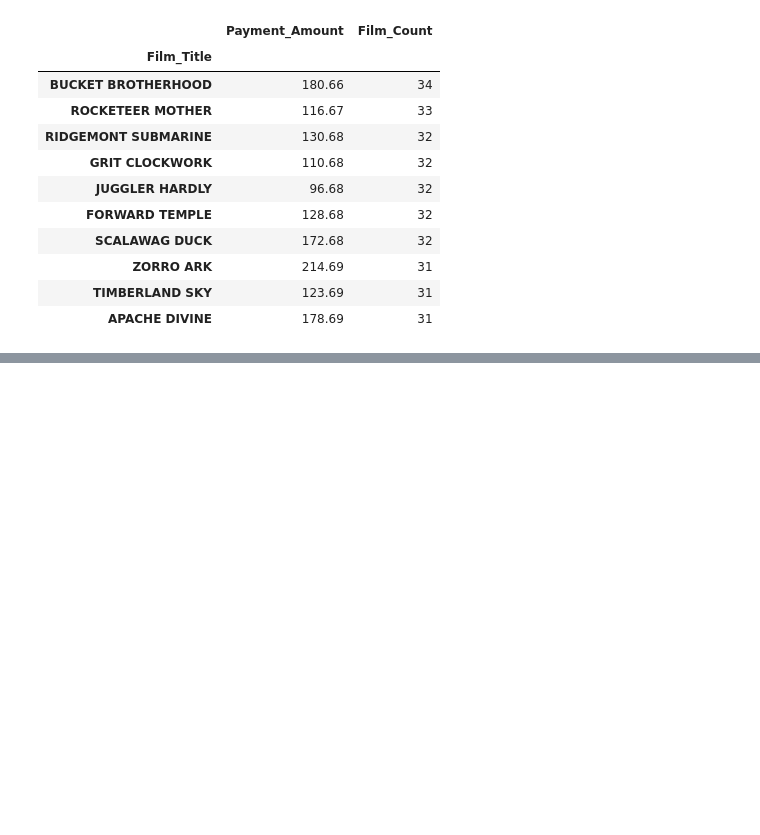
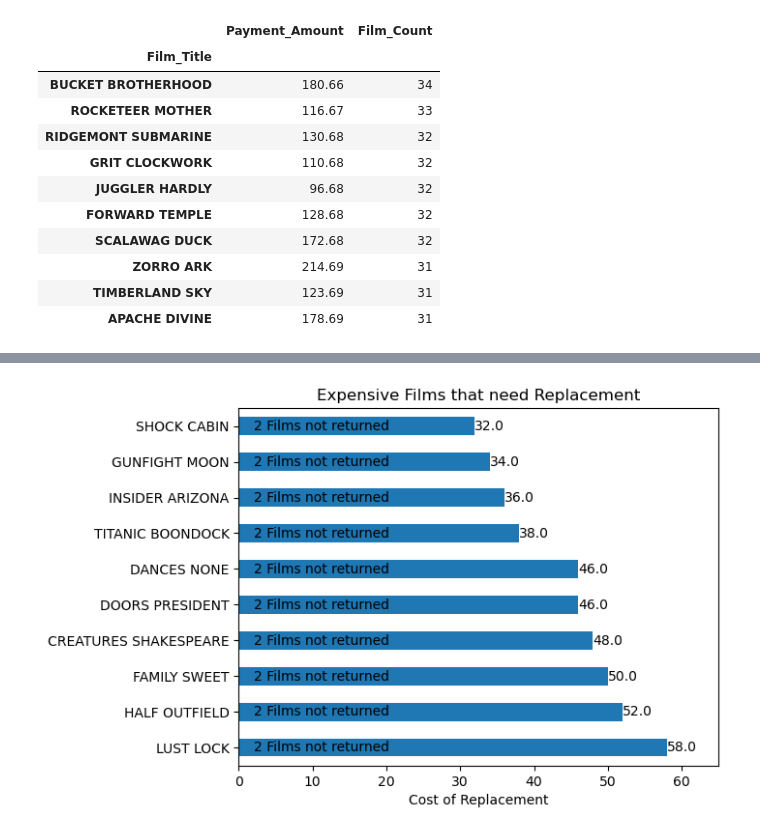
Before and after one commit to luipmesquita/Main-Project-of-Data-Analysis, a Jupyter notebook: scripts/sakila-InProgress.ipynb, the cells around one changed output, grey strips where cells are left out. Drawn from its saved outputs; the diff is of its cells as text; code cells hidden in the pictures; blank space fills up the shorter version.

```diff
--- a/scripts/sakila-InProgress.ipynb
+++ b/scripts/sakila-InProgress.ipynb
@@ -373,0 +430,29 @@ Text(0, 0.5, 'Film Title')
+# %%
+# Make a DataFrame with only not returned films
+df_not_returned = df[df.isnull().any(axis=1)]
+# %%
+# Films and respective Replace Cost
+df_not_returned_grouped = df_not_returned.groupby('Film_Title')['Film_Replace_Cost'].sum().sort_index()
+# %%
+# Number of times that each film was not returned
+df_not_returned_counts = df_not_returned['Film_Title'].value_counts().sort_index()
+# %%
+# Merging Replace Cost and Number of Times based on Film Title
+merged_df_not_returned = pd.merge(df_not_returned_grouped, df_not_returned_counts, on = 'Film_Title', how = 'inner')
+ax2 = merged_df_not_returned.sort_values('Film_Replace_Cost', ascending = False).head(10)
+# %%
+# Set the bar chart
+plot = ax2['Film_Replace_Cost'].plot.barh(y      = 'Film_Replace_Cost',
+                                          title  = 'Expensive Films that need Replacement',
+                                          ylabel = '',
+                                          xlabel = 'Cost of Replacement',
+                                          xlim   = (0,65))
+
+# Add text labels to each bar
+for i, v in enumerate(ax2['count']):
+    plot.text(v, i, f'{v} Films not returned', ha = 'left', va = 'center', color = 'black')
+
+for i, v in enumerate(ax2['Film_Replace_Cost']):
+    plot.text(v, i, f'{np.round(v)}', ha = 'left', va = 'center')
+# %% [output]
+[figure, added]
```
Also changed, not shown: parts of 14 cells of this notebook.
